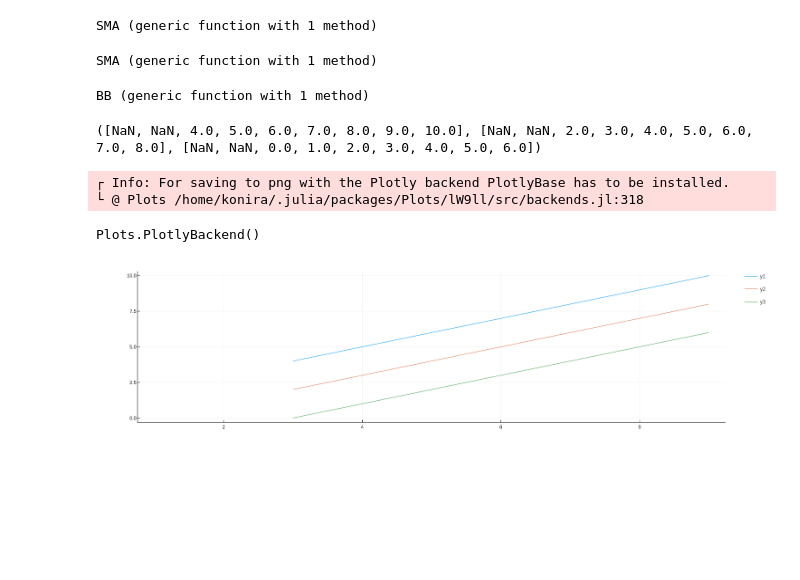
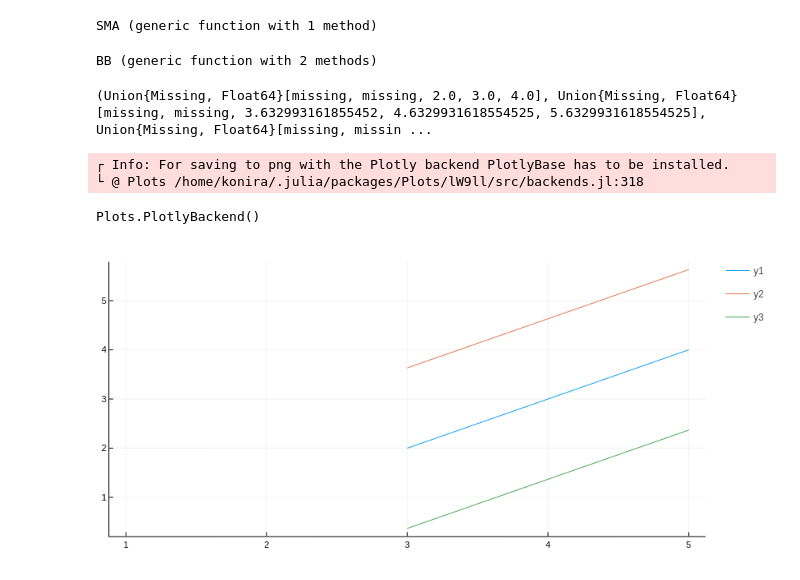
Before and after one commit to loribao/CodandoUsTrade, a Jupyter notebook: BollingerBands.ipynb, the cells around one changed output. Drawn from its saved outputs; the diff is of its cells as text; code cells hidden in the pictures; blank space fills up the shorter version.

```diff
--- a/BollingerBands.ipynb
+++ b/BollingerBands.ipynb
@@ -5,25 +11,20 @@ SMA(V, P) = [ K>=P && 0<P<=length(V) ? ∑ᵢᵏ(V[K-P+1:K])/P : NaN for K ∈ 1
 # %% [output]
 SMA (generic function with 1 method)
-# %%
-∑ᵢᵏ = sum
-MA(V)= ∑ᵢᵏ(V)/length(V)
-SMA(V, P) = [ K>=P && 0<P<=length(V) ? MA(V[K-P+1:K]) : NaN for K ∈ 1:length(V)]
-# %% [output]
-SMA (generic function with 1 method)
 # %%
-using Statistics
-BB(V,P,δ) = begin
-    μ = SMA(V,P)
-    σ = [K>=P && 0<P<=length(V) ? Statistics.std(V[K-P+1:K]) : NaN for K ∈ 1:length(V)]
-
-    bh = μ .+ δ.*σ
-    bl = μ .- δ.*σ
-    (bh,μ,bl)
+BB(V,P,δ=2) = begin
+     ∑ = sum
+     n = length(V)
+     σ(v) =  √((1/length(v)) * ∑((v .- MA(v)).^2))
+     μₙ= SMA(V, P)
+     σₙ= [ K>=P && 0<P<=n ? σ(V[K-P+1:K]) : missing for K ∈ 1:n]
+     bh = μₙ .+ δ.*σₙ
+     bl = μₙ .- δ.*σₙ
+     (μₙ,bh,bl)
 end
 # %% [output]
-BB (generic function with 1 method)
+BB (generic function with 2 methods)
 # %%
-BB([1,2,3,4,5,6,7,8,9],3,2)
+BB([1,2,3,4,5],3)
 # %% [output]
-([NaN, NaN, 4.0, 5.0, 6.0, 7.0, 8.0, 9.0, 10.0], [NaN, NaN, 2.0, 3.0, 4.0, 5.0, 6.0, 7.0, 8.0], [NaN, NaN, 0.0, 1.0, 2.0, 3.0, 4.0, 5.0, 6.0])
+(Union{Missing, Float64}[missing, missing, 2.0, 3.0, 4.0], Union{Missing, Float64}[missing, missing, 3.632993161855452, 4.6329931618554525, 5.6329931618554525], Union{Missing, Float64}[missing, missin ...
 # %%
@@ -35,12 +36,13 @@ plotly()
 └ @ Plots /home/konira/.julia/packages/Plots/lW9ll/src/backends.jl:318
 Plots.PlotlyBackend()
 # %%
-(a,b,c) =BB([1,2,3,4,5,6,7,8,9],3,2)
-plot(a)
-plot!(b)
-plot!(c)
+(μₙ,bh,bl) = BB([1,2,3,4,5],3)
+
+plot(μₙ)
+plot!(bh)
+plot!(bl)
 # %% [output]
-[figure, old version]
+[figure, new version]
 # %%
 using PyCall
 @pyimport vectorbt as vbt
```
Also changed, not shown: parts of 11 cells of this notebook, 6 other files.
